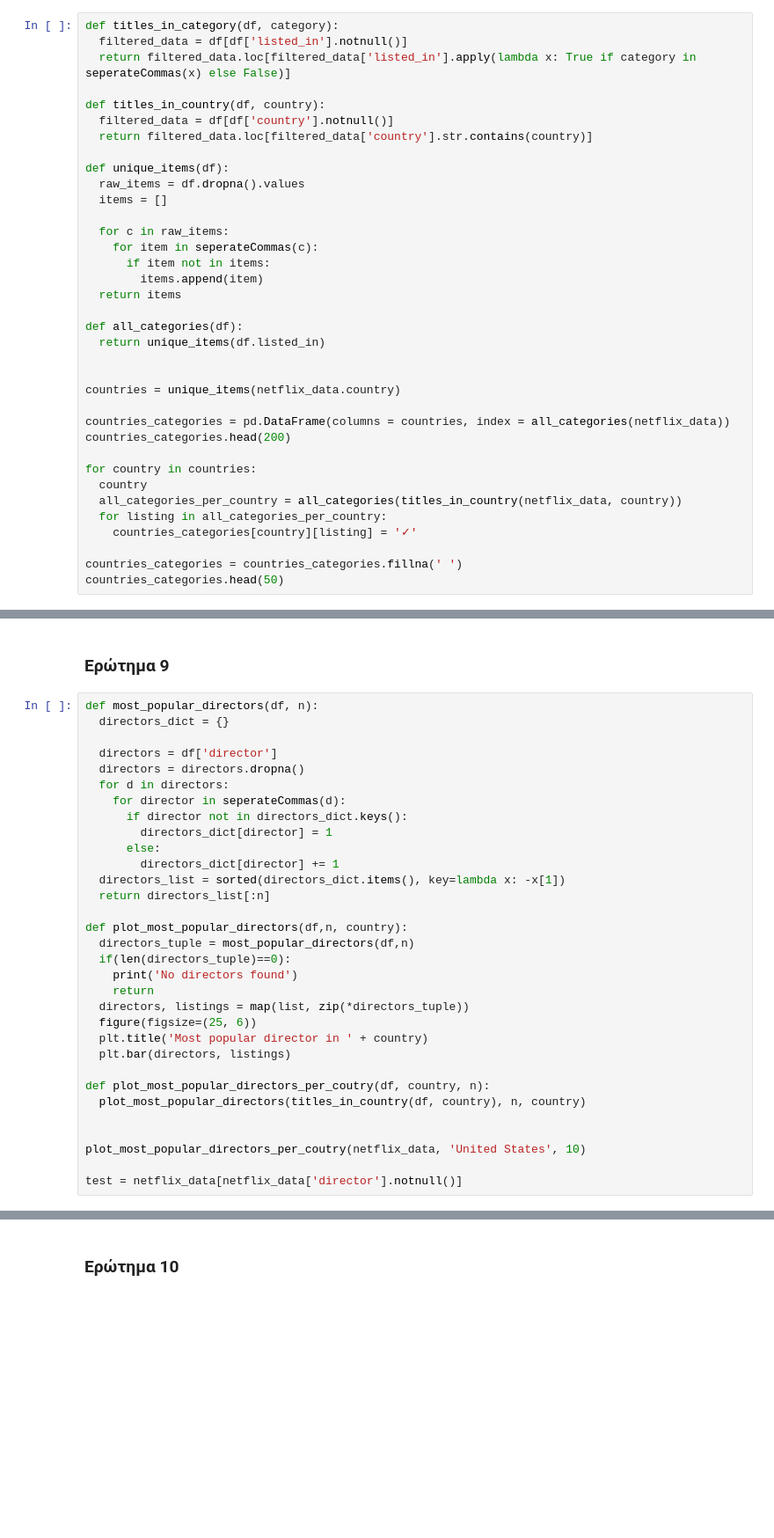
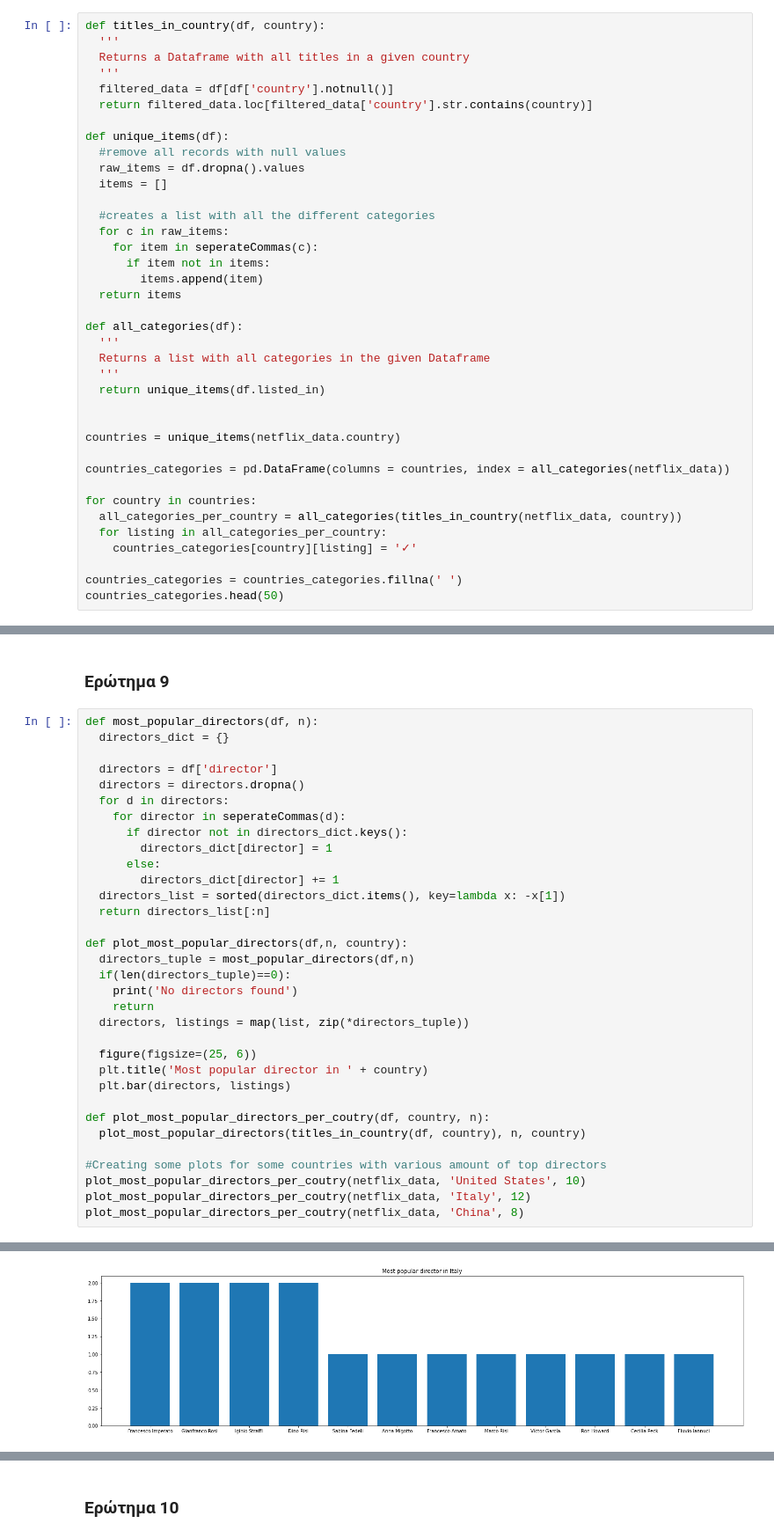
Before and after one commit to d-maniatakos/data-mining-assignment1, a Jupyter notebook: data_mining_assignment1.ipynb, the cells around one changed output, grey strips where cells are left out. Shown at 88% size. Cells and saved outputs as stored; diff of their text form; blank space fills up the shorter version.

```diff
--- a/data_mining_assignment1.ipynb
+++ b/data_mining_assignment1.ipynb
@@ -119,18 +131,19 @@ Most popular country is United States with 3296 titles.
 # %% [markdown]
 ### **Ερώτημα 4**
 # %%
-def titles_in_category(df, category):
-  filtered_data = df[df['listed_in'].notnull()]
-  return filtered_data.loc[filtered_data['listed_in'].apply(lambda x: True if category in seperateCommas(x) else False)]
-
 def titles_in_country(df, country):
+  '''
+  Returns a Dataframe with all titles in a given country
+  '''
   filtered_data = df[df['country'].notnull()]
   return filtered_data.loc[filtered_data['country'].str.contains(country)]
 
 def unique_items(df):
+  #remove all records with null values
   raw_items = df.dropna().values
   items = []
 
+  #creates a list with all the different categories
   for c in raw_items:
     for item in seperateCommas(c):
       if item not in items:
@@ -138,16 +151,17 @@ def unique_items(df):
   return items
 
 def all_categories(df):
+  '''
+  Returns a list with all categories in the given Dataframe
+  '''
   return unique_items(df.listed_in)
 
 
 countries = unique_items(netflix_data.country)
 
 countries_categories = pd.DataFrame(columns = countries, index = all_categories(netflix_data))
-countries_categories.head(200)
 
 for country in countries:
-  country
   all_categories_per_country = all_categories(titles_in_country(netflix_data, country))
   for listing in all_categories_per_country:
     countries_categories[country][listing] = '✓'
@@ -299,33 +325,35 @@ plot_categories(netflix_data)
 def most_popular_directors(df, n):
   directors_dict = {}
 
   directors = df['director']
   directors = directors.dropna()
   for d in directors:
     for director in seperateCommas(d):
       if director not in directors_dict.keys():
         directors_dict[director] = 1
       else:
         directors_dict[director] += 1
   directors_list = sorted(directors_dict.items(), key=lambda x: -x[1])
   return directors_list[:n]
 
 def plot_most_popular_directors(df,n, country):
   directors_tuple = most_popular_directors(df,n)
   if(len(directors_tuple)==0):
     print('No directors found')
     return
   directors, listings = map(list, zip(*directors_tuple))
+
   figure(figsize=(25, 6))
   plt.title('Most popular director in ' + country)
   plt.bar(directors, listings)
 
 def plot_most_popular_directors_per_coutry(df, country, n):
   plot_most_popular_directors(titles_in_country(df, country), n, country)
 
-
+#Creating some plots for some countries with various amount of top directors
 plot_most_popular_directors_per_coutry(netflix_data, 'United States', 10)
-
-test = netflix_data[netflix_data['director'].notnull()]
+plot_most_popular_directors_per_coutry(netflix_data, 'Italy', 12)
+plot_most_popular_directors_per_coutry(netflix_data, 'China', 8)
 # %% [output]
 [figure]
+[figure, added]
```
Also changed, not shown: parts of 16 cells of this notebook.
